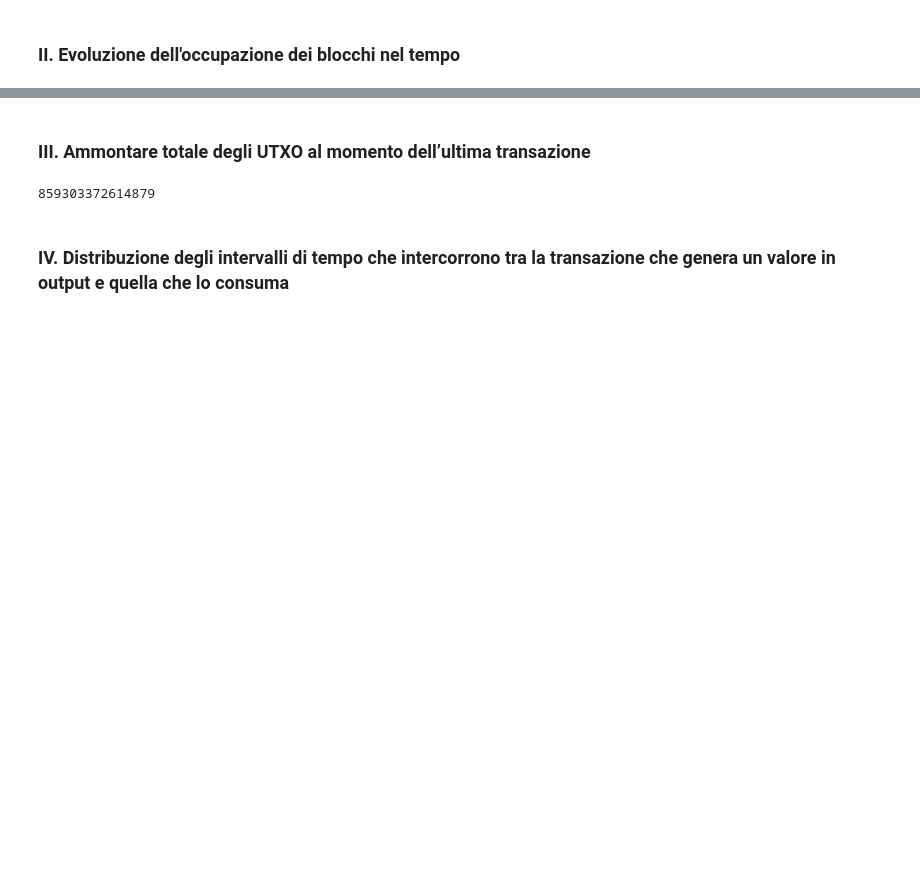
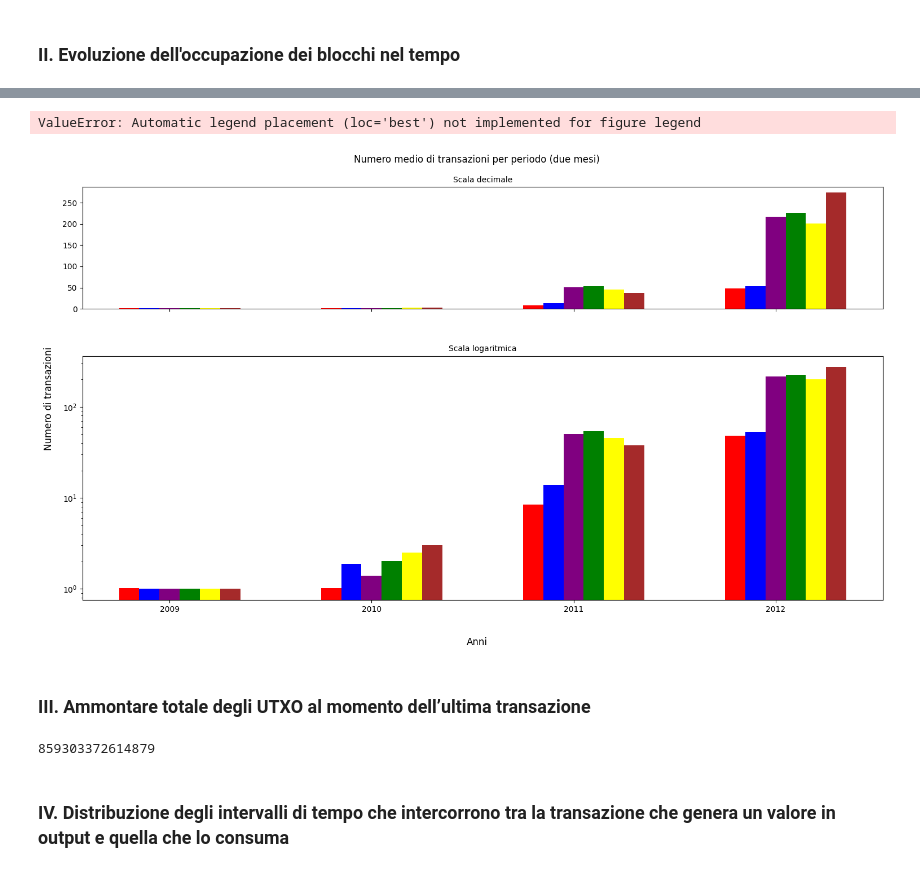
Before and after one commit to FlavRomano/CRAFTY, a Jupyter notebook: main.ipynb, the cells around one changed output, grey strips where cells are left out. Cells and saved outputs as stored; diff of their text form; code cells hidden in the pictures; blank space fills up the shorter version.

```diff
--- a/main.ipynb
+++ b/main.ipynb
@@ -84,3 +68,67 @@ plt.show()
+# %%
+twoMonth_list = pd.date_range(start="2009-01-03", end="2012-12-31", freq="1M")
+months_dict = dict()
+months_dict["jan-feb"] = list()
+months_dict["mar-apr"] = list()
+months_dict["may-jun"] = list()
+months_dict["jul-aug"] = list()
+months_dict["sept-oct"] = list()
+months_dict["nov-dec"] = list()
+
+fig, [ax1, ax2] = plt.subplots(nrows=2, ncols=1, sharex=True, figsize=(16, 9), gridspec_kw={'height_ratios': [1, 2]})
+fig.tight_layout(pad=5)
+fig.suptitle("Numero medio di transazioni per periodo (due mesi)")
+fig.supylabel("Numero di transazioni")
+fig.supxlabel("Anni")
+
+for i in range(0, len(twoMonth_list)-1, 2):
+    two_months = transactions[transactions['timestamp'].between(
+        twoMonth_list[i], twoMonth_list[i + 1])]
+    monthly_tx_distribution = two_months.groupby(
+        'blockId').size()  # Number of transactions per block
+    monthly_distribution_mean = monthly_tx_distribution.mean()
+    match twoMonth_list[i].month_name():
+        case "January":
+            months_dict["jan-feb"].append(monthly_distribution_mean)
+        case "March":
+            months_dict["mar-apr"].append(monthly_distribution_mean)
+        case "May":
+            months_dict["may-jun"].append(monthly_distribution_mean)
+        case "July":
+            months_dict["jul-aug"].append(monthly_distribution_mean)
+        case "September":
+            months_dict["sept-oct"].append(monthly_distribution_mean)
+        case "November":
+            months_dict["nov-dec"].append(monthly_distribution_mean)
+
+x = np.array([1, 3, 5, 7])
+width = .2
+
+ax1.set_title("Scala decimale", fontsize=10)
+ax1.bar(x - 2 * width, months_dict["jan-feb"], width, color='red')
+ax1.bar(x - width, months_dict["mar-apr"], width, color='blue')
+ax1.bar(x, months_dict["may-jun"], width, color='purple')
+ax1.bar(x + width, months_dict["jul-aug"], width, color='green')
+ax1.bar(x + 2 * width, months_dict["sept-oct"], width, color='yellow')
+ax1.bar(x + 3 * width, months_dict["nov-dec"], width, color='brown')
+
+ax2.set_title("Scala logaritmica", fontsize=10)
+ax2.bar(x - 2 * width, months_dict["jan-feb"], width, color='red')
+ax2.bar(x - width, months_dict["mar-apr"], width, color='blue')
+ax2.bar(x, months_dict["may-jun"], width, color='purple')
+ax2.bar(x + width, months_dict["jul-aug"], width, color='green')
+ax2.bar(x + 2 * width, months_dict["sept-oct"], width, color='yellow')
+ax2.bar(x + 3 * width, months_dict["nov-dec"], width, color='brown')
+
+ax2.set_yscale("log")
+
+plt.xticks(x, [2009, 2010, 2011, 2012])
+ax1.legend(["Gennaio-Febbraio", "Marzo-Aprile", "Maggio-Giugno",
+           "Luglio-Agosto", "Settembre-Ottobre", "Novembre-Dicembre"], loc="best")
+plt.show()
+# %% [output]
+ValueError: Automatic legend placement (loc='best') not implemented for figure legend
+[figure, added]
 # %% [markdown]
 ### III. Ammontare totale degli UTXO al momento dell’ultima transazione
 # %%
```
Also changed, not shown: parts of 12 cells of this notebook, 2 other files.
